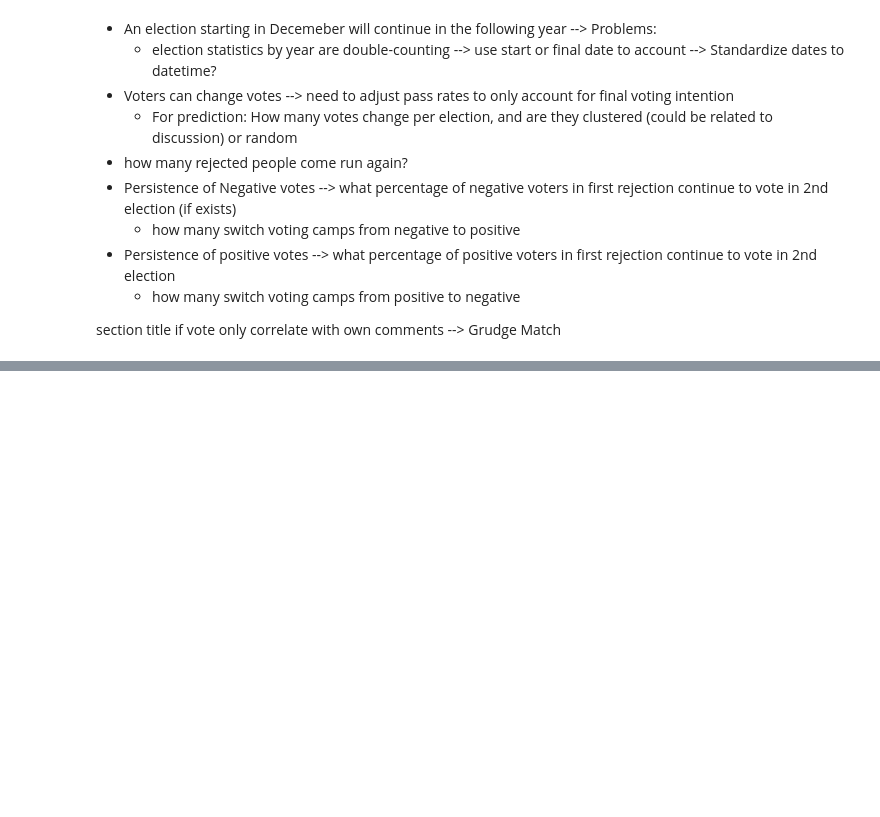
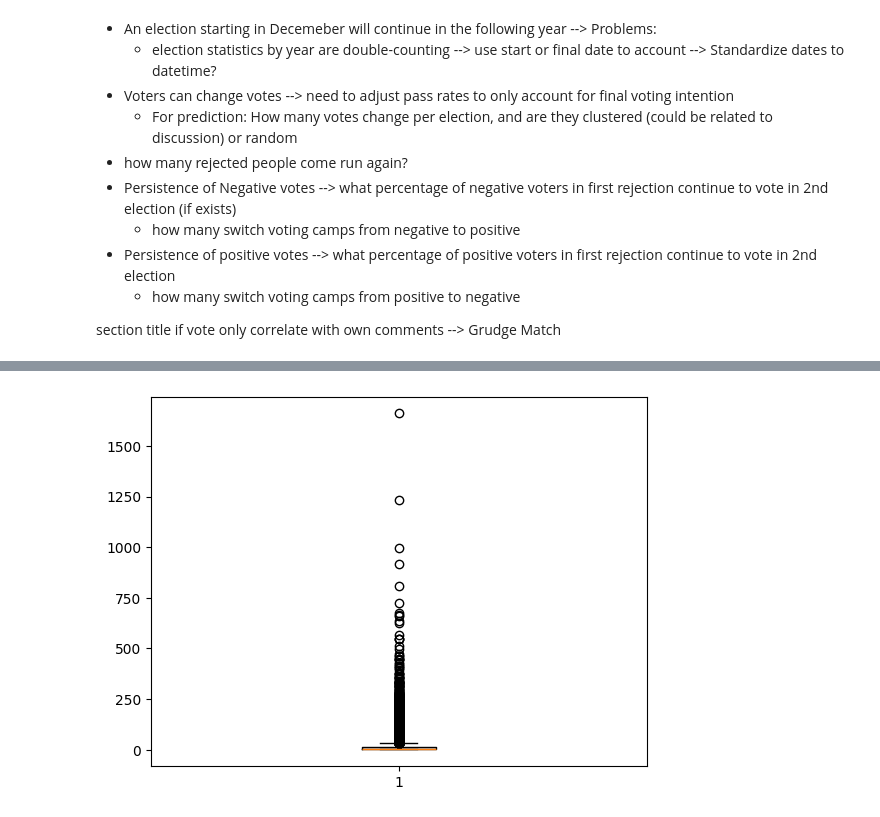
Before and after one commit to epfl-ada/ada-2024-project-ackthuallydeadalready, a Jupyter notebook: EDA.ipynb, the cells around one changed output, grey strips where cells are left out. Cells and saved outputs as stored; diff of their text form; code cells hidden in the pictures; blank space fills up the shorter version.

Commit message:
index categories, plotting docstrings, EDA try before no return

```diff
--- a/EDA.ipynb
+++ b/EDA.ipynb
@@ -1503,0 +1536,4 @@ section title if vote only correlate with own comments --> Grudge Match
+# %%
+plting.boxplot_byUser(data)
+# %% [output]
+[figure, added]
```
Also changed, not shown: parts of 14 cells of this notebook, 2 other files.
